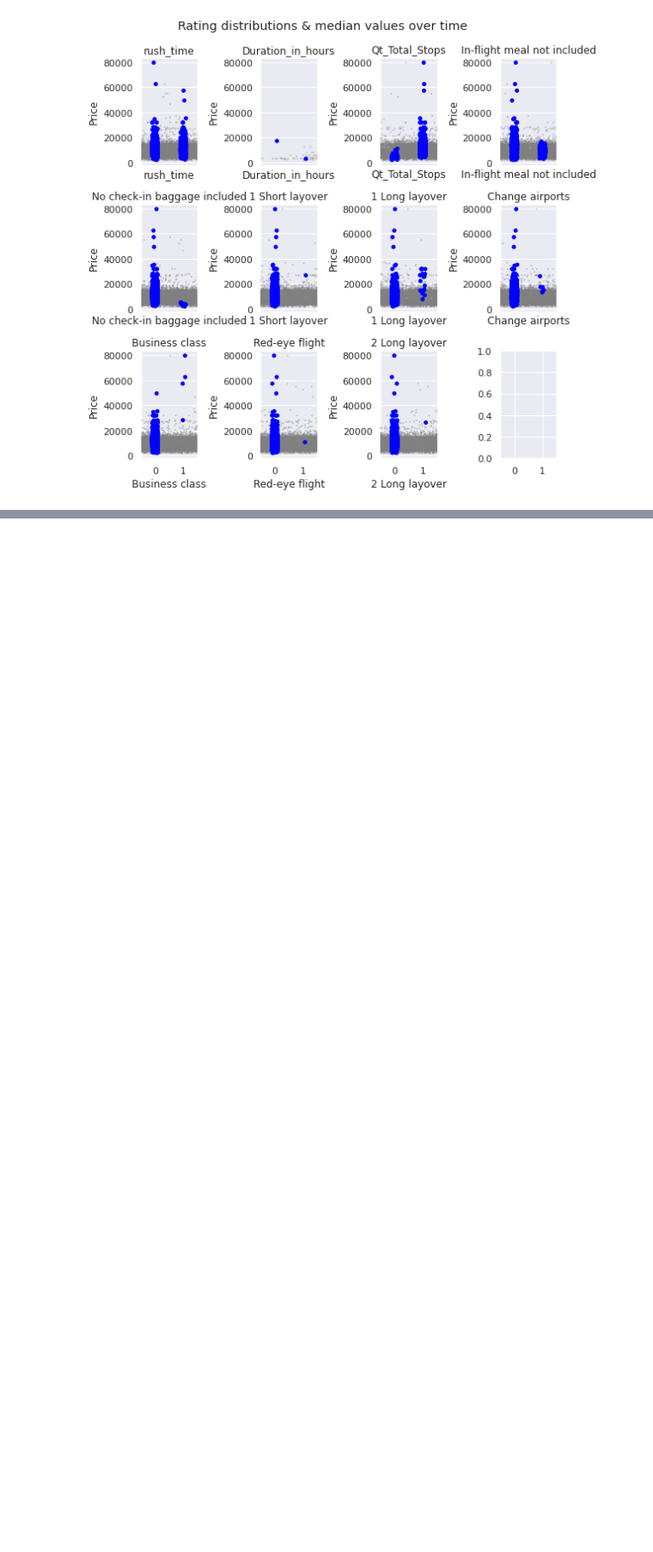
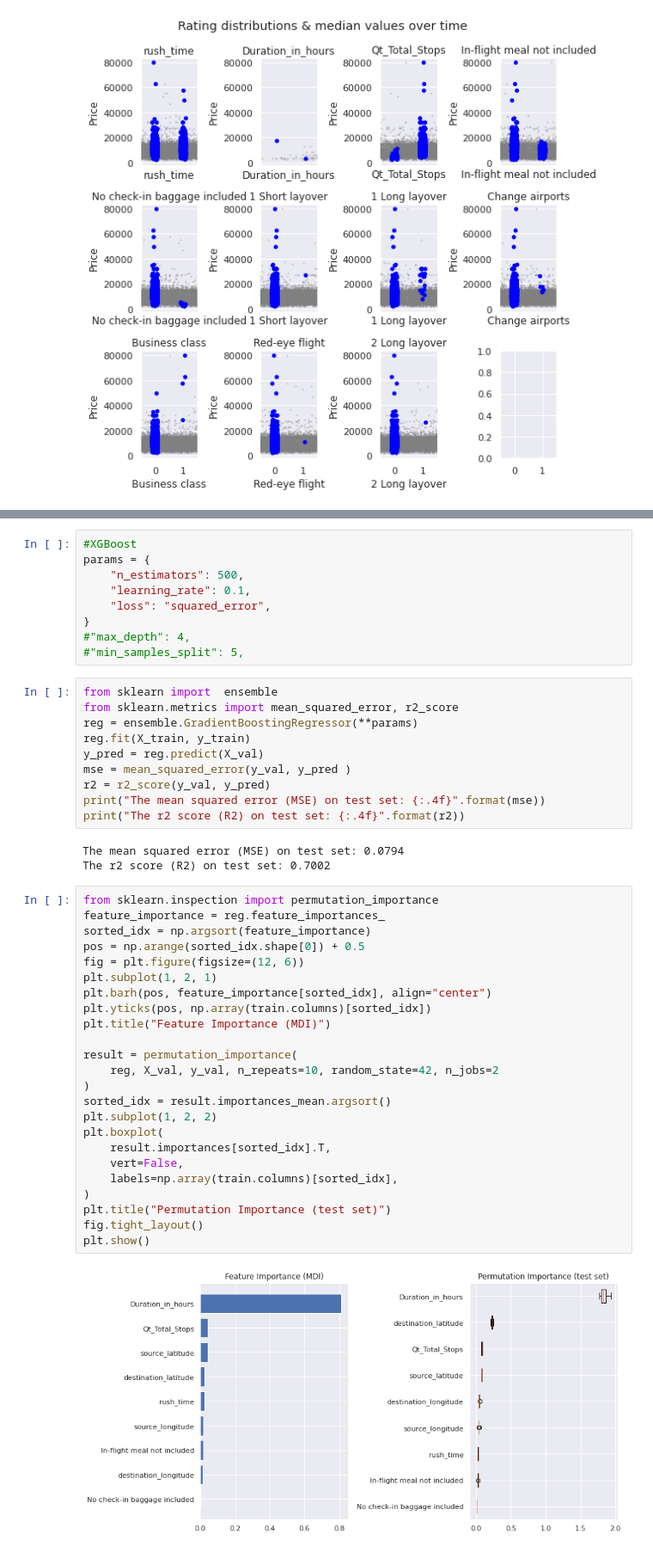
Before and after one commit to HedersonSantos/PredictFligthTicket, a Jupyter notebook: predicao.ipynb, the cells around one changed output, grey strips where cells are left out. Shown at 86% size. Saved outputs shown, nothing was run; the diff lists cells and outputs as text; blank space fills up the shorter version.

```diff
--- a/predicao.ipynb
+++ b/predicao.ipynb
@@ -86,0 +91,48 @@ Index(['source_latitude', 'source_longitude', 'destination_latitude',
+# %%
+#XGBoost
+params = {
+    "n_estimators": 500,
+    "learning_rate": 0.1,
+    "loss": "squared_error",
+}
+#"max_depth": 4,
+#"min_samples_split": 5,
+# %%
+from sklearn import  ensemble
+from sklearn.metrics import mean_squared_error, r2_score
+reg = ensemble.GradientBoostingRegressor(**params)
+reg.fit(X_train, y_train)
+y_pred = reg.predict(X_val)
+mse = mean_squared_error(y_val, y_pred )
+r2 = r2_score(y_val, y_pred)
+print("The mean squared error (MSE) on test set: {:.4f}".format(mse))
+print("The r2 score (R2) on test set: {:.4f}".format(r2))
+# %% [output]
+The mean squared error (MSE) on test set: 0.0794
+The r2 score (R2) on test set: 0.7002
+# %%
+from sklearn.inspection import permutation_importance
+feature_importance = reg.feature_importances_
+sorted_idx = np.argsort(feature_importance)
+pos = np.arange(sorted_idx.shape[0]) + 0.5
+fig = plt.figure(figsize=(12, 6))
+plt.subplot(1, 2, 1)
+plt.barh(pos, feature_importance[sorted_idx], align="center")
+plt.yticks(pos, np.array(train.columns)[sorted_idx])
+plt.title("Feature Importance (MDI)")
+
+result = permutation_importance(
+    reg, X_val, y_val, n_repeats=10, random_state=42, n_jobs=2
+)
+sorted_idx = result.importances_mean.argsort()
+plt.subplot(1, 2, 2)
+plt.boxplot(
+    result.importances[sorted_idx].T,
+    vert=False,
+    labels=np.array(train.columns)[sorted_idx],
+)
+plt.title("Permutation Importance (test set)")
+fig.tight_layout()
+plt.show()
+# %% [output]
+[figure, added]
```
Also changed, not shown: parts of 4 cells of this notebook.
